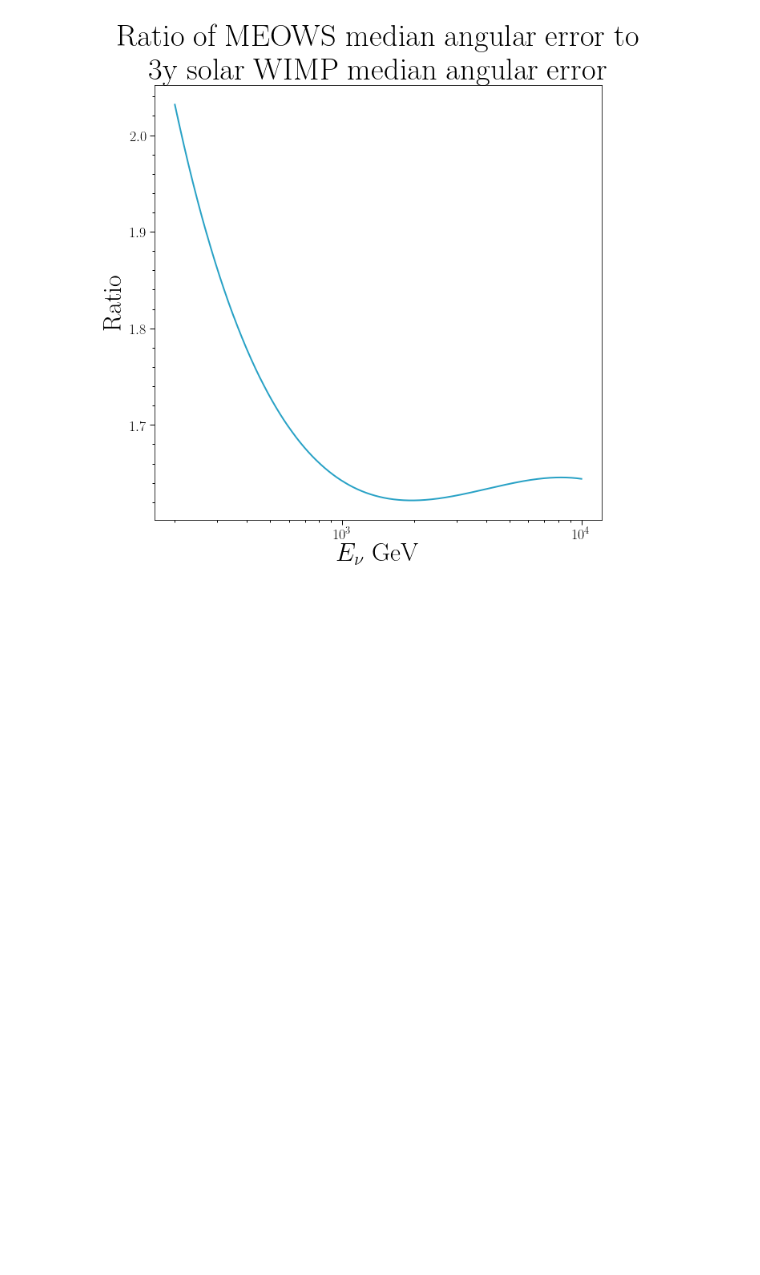
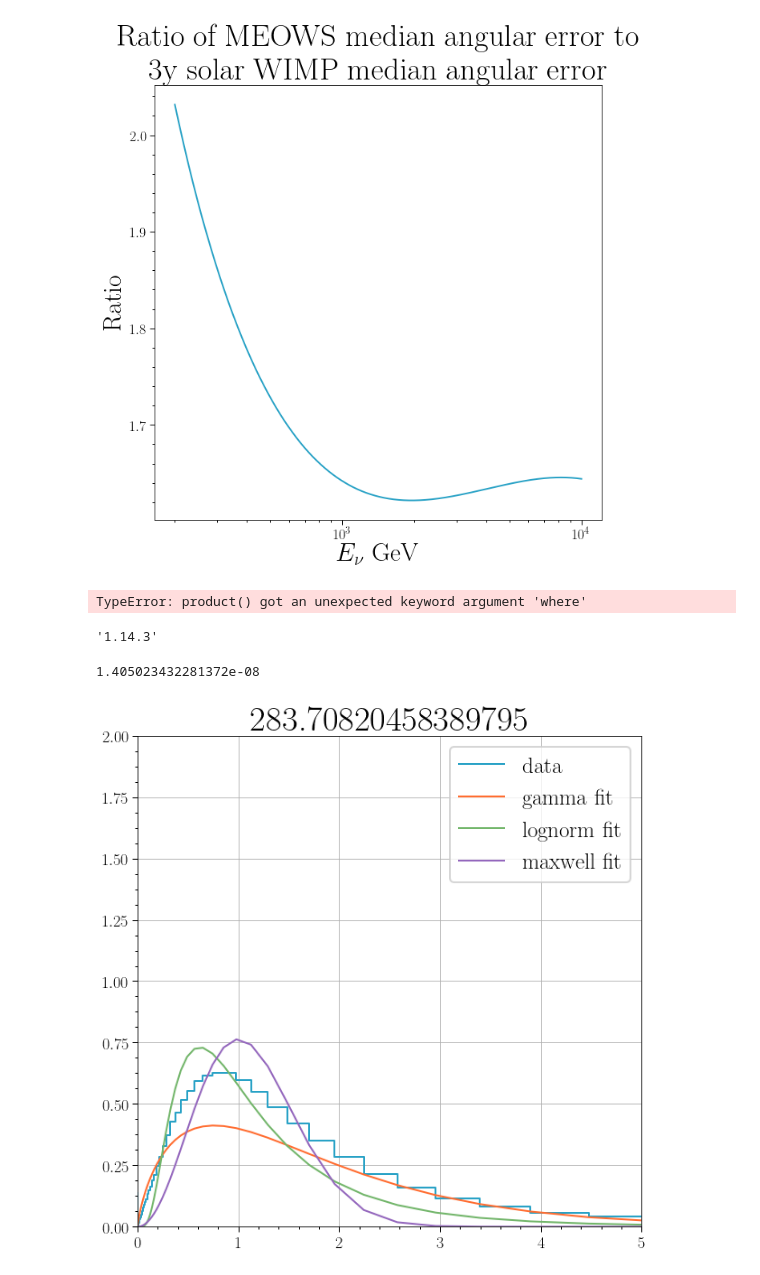
Before and after one commit to jlazar17/solar_WIMP, a Jupyter notebook: resolution_plots.ipynb, the cells around one changed output. Drawn from its saved outputs; the diff is of its cells as text; code cells hidden in the pictures; blank space fills up the shorter version.

```diff
--- a/resolution_plots.ipynb
+++ b/resolution_plots.ipynb
@@ -44,6 +52,9 @@ def get_zeros_outta_there(arr):
     arr1 = np.delete(zeros_i, np.argwhere(zeros_i>max_i))
     arr2 = np.delete(zeros_i, np.argwhere(zeros_i<max_i))
     return max(arr1)+1, min(arr2)
+# %%
+def maxwell(x, a):
+    return 4. / (np.sqrt(np.pi)*a**3)*x**2*np.exp(-x**2)
 # %%
 opening_angles = np.degrees(opening_angle(nuZens, nuAzs, recoZens, recoAzs))
 # %%
@@ -202,3 +206,74 @@ plt.semilogx()
 plt.show()
 # %% [output]
 [figure]
+# %%
+np.product(ratio(np.power(10,log10nuE)), np.radians(opening_angles), where=~(log10nuE>4), out=0)
+# %% [output]
+TypeError: product() got an unexpected keyword argument 'where'
+# %%
+np.__version__
+# %% [output]
+'1.14.3'
+# %%
+arr = h[0][4]
+
+i0, i1 = get_zeros_outta_there(arr)
+arr    = np.concatenate([np.ones(i0), arr[i0:i1], np.ones(len(arr)-i1)])
+delta_psi_centers_good = delta_psi_centers[i0:i1]
+
+dn_dtheta = arr / np.log(10) / delta_psi_centers
+
+f   = UnivariateSpline(np.log10(delta_psi_centers), np.log10(dn_dtheta), k=5, s=1e-5)
+
+
+# def dn_dtheta_interp(x):
+#     logx = f(np.log10(x))
+#     return np.power(10, logx)
+
+# def cdf(y, norm):
+
+#     i = integrate.quad(lambda x: np.exp(x)*dn_dtheta_interp(np.exp(x)), np.log(delta_psi_centers_good)[0], np.log(y))
+#     return i[0] / norm
+
+# i = integrate.quad(lambda x: np.exp(x)*dn_dtheta_interp(np.exp(x)), np.log(delta_psi_centers_good)[0], np.log(delta_psi_centers_good)[-1])
+
+
+print(i[1] / i[0])
+norm = norms[0]
+# norms.append(norm)
+
+xx = np.logspace(np.log10(delta_psi_centers_good[0]), np.log10(delta_psi_centers_good[-1]), 1001)
+# yy = [cdf(x, norm) for x in xx]
+spline = dn_dtheta_interp(xx)
+
+# Find median of distribution
+p      = (spline[1:]+spline[:-1])/2*(xx[1:]-xx[:-1])/norm / sum((spline[1:]+spline[:-1])/2*(xx[1:]-xx[:-1])/norm)
+median = np.median(np.random.choice((xx[1:]+xx[:-1])/2, 10000, p=p))
+
+dp_dtheta = dn_dtheta / norm
+
+popt_gamma, pcov_gamma = curve_fit(gamma.pdf, delta_psi_centers,dp_dtheta, p0=[1])
+popt_logn, pcov_logn   = curve_fit(lognorm.pdf, delta_psi_centers,dp_dtheta, p0=[1])
+popt_max, pcov_max   = curve_fit(maxwell, delta_psi_centers,dp_dtheta, p0=[1])
+
+
+
+plt.step(delta_psi_centers, dp_dtheta, label="data")
+# plt.step(xx,spline / norm)
+plt.plot(delta_psi_centers,gamma.pdf(delta_psi_centers,*popt_gamma), label='gamma fit')
+plt.plot(delta_psi_centers,lognorm.pdf(delta_psi_centers,*popt_logn), label='lognorm fit')
+plt.plot(delta_psi_centers,maxwell(delta_psi_centers,*popt_max), label='maxwell fit')
+# plt.step(xx,yy)
+# plt.semilogx()
+
+plt.legend()
+# plt.axvline(median)
+
+plt.title(nue_cents[4])
+plt.xlim(1e-3,5)
+plt.ylim(0,2)
+plt.grid()
+plt.show()
+# %% [output]
+1.405023432281372e-08
+[figure, added]
```
Also changed, not shown: parts of 5 cells of this notebook.
